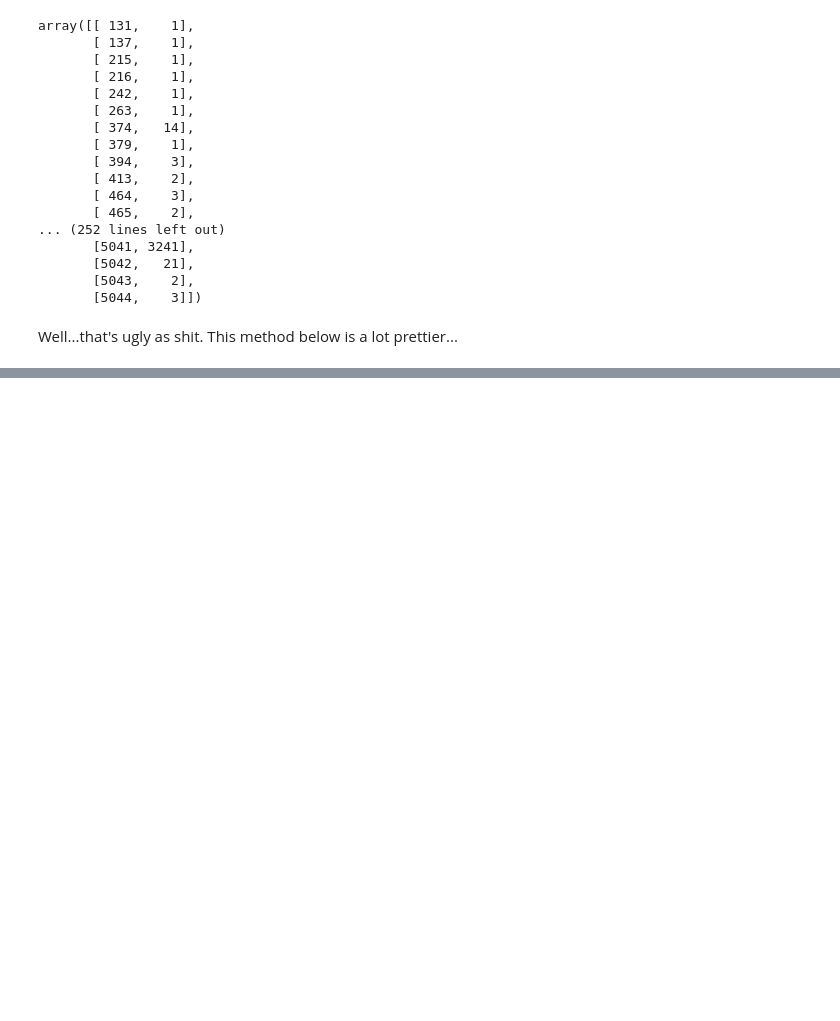
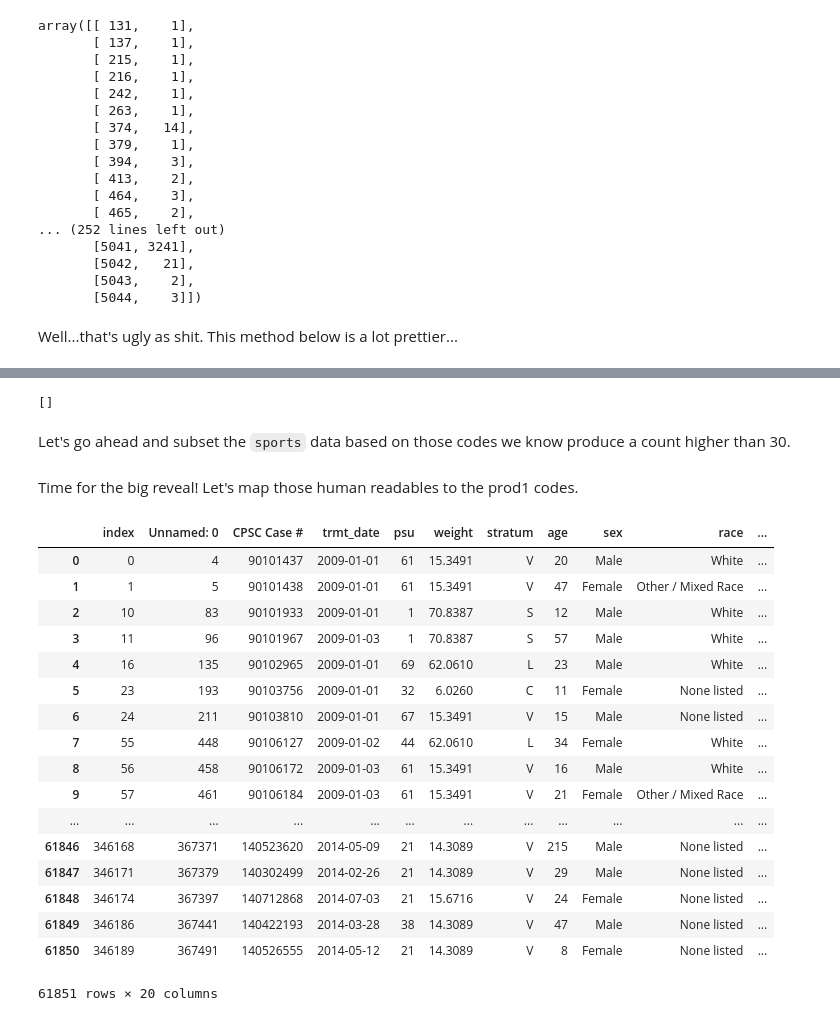
Before and after one commit to jcbain/neander_trauma, a Jupyter notebook: NEISS_data_description.ipynb, the cells around one changed output, grey strips where cells are left out. Drawn from its saved outputs; the diff is of its cells as text; code cells hidden in the pictures; blank space fills up the shorter version.

Commit message:
map human readable prod codes to dataframe

```diff
--- a/NEISS_data_description.ipynb
+++ b/NEISS_data_description.ipynb
@@ -212,4 +203,4 @@ array([[ 131,    1],
 # %% [markdown]
 Well...that's ugly as shit. This method below is a lot prettier...
 # %%
-prod_counts = Counter(sports['prod1']) # Counter stores the value of the object as the key and the counts of those objects as the keys
+prod_counts = dict(Counter(sports['prod1'])) # Counter stores the value of the object as the key and the counts of those objects as the keys
@@ -218,0 +207,3 @@ SyntaxError: invalid syntax (<ipython-input-24-3e7489972dba>, line 1)
+# %%
+prod_counts
+d1 = dict((k, v) for k, v in prod_counts.items() if v >= 30)
@@ -218,0 +238,33 @@ SyntaxError: invalid syntax (<ipython-input-24-3e7489972dba>, line 1)
+# %%
+new_codes
+# %% [output]
+[]
+# %% [markdown]
+Let's go ahead and subset the `sports` data based on those codes we know produce a count higher than 30.
+# %%
+sporting = sports[sports['prod1'].isin(d1.keys())].reset_index()
+# %% [markdown]
+Time for the big reveal! Let's map those human readables to the prod1 codes.
+# %%
+sports_frame = sporting.replace({"prod1": sport_dict})
+# %%
+sports_frame
+# %% [output]
+|  | index | Unnamed: 0 | CPSC Case # | trmt_date | psu | weight | stratum | age | sex | race | ... |
+| 0 | 0 | 4 | 90101437 | 2009-01-01 | 61 | 15.3491 | V | 20 | Male | White | ... |
+| 1 | 1 | 5 | 90101438 | 2009-01-01 | 61 | 15.3491 | V | 47 | Female | Other / Mixed Race | ... |
+| 2 | 10 | 83 | 90101933 | 2009-01-01 | 1 | 70.8387 | S | 12 | Male | White | ... |
+| 3 | 11 | 96 | 90101967 | 2009-01-03 | 1 | 70.8387 | S | 57 | Male | White | ... |
+| 4 | 16 | 135 | 90102965 | 2009-01-01 | 69 | 62.0610 | L | 23 | Male | White | ... |
+| 5 | 23 | 193 | 90103756 | 2009-01-01 | 32 | 6.0260 | C | 11 | Female | None listed | ... |
+| 6 | 24 | 211 | 90103810 | 2009-01-01 | 67 | 15.3491 | V | 15 | Male | None listed | ... |
+| 7 | 55 | 448 | 90106127 | 2009-01-02 | 44 | 62.0610 | L | 34 | Female | White | ... |
+| 8 | 56 | 458 | 90106172 | 2009-01-03 | 61 | 15.3491 | V | 16 | Male | White | ... |
+| 9 | 57 | 461 | 90106184 | 2009-01-03 | 61 | 15.3491 | V | 21 | Female | Other / Mixed Race | ... |
+| ... | ... | ... | ... | ... | ... | ... | ... | ... | ... | ... | ... |
+| 61846 | 346168 | 367371 | 140523620 | 2014-05-09 | 21 | 14.3089 | V | 215 | Male | None listed | ... |
+| 61847 | 346171 | 367379 | 140302499 | 2014-02-26 | 21 | 14.3089 | V | 29 | Male | None listed | ... |
+| 61848 | 346174 | 367397 | 140712868 | 2014-07-03 | 21 | 15.6716 | V | 24 | Female | None listed | ... |
+| 61849 | 346186 | 367441 | 140422193 | 2014-03-28 | 38 | 14.3089 | V | 47 | Male | None listed | ... |
+| 61850 | 346189 | 367491 | 140526555 | 2014-05-12 | 21 | 14.3089 | V | 8 | Female | None listed | ... |
+61851 rows × 20 columns
```
Also changed, not shown: parts of 10 cells of this notebook.
